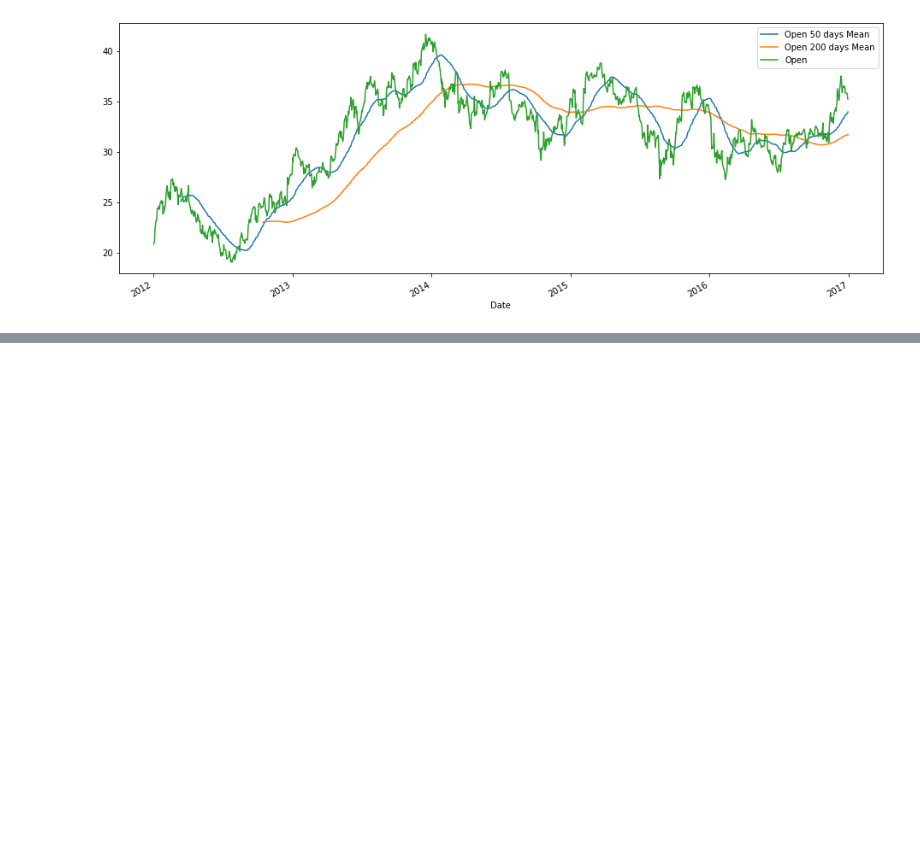
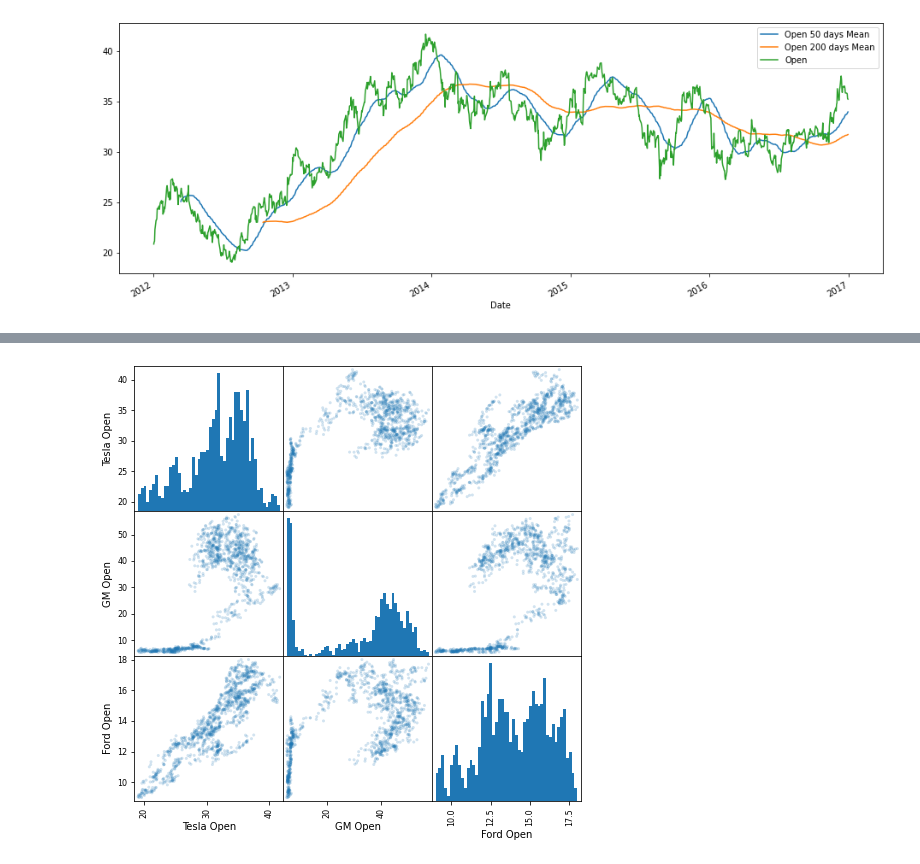
Before and after one commit to micka-sudo/analyse_bourse, a Jupyter notebook: analyse_tesla.ipynb, the cells around one changed output, grey strips where cells are left out. Saved outputs shown, nothing was run; the diff lists cells and outputs as text; code cells hidden in the pictures; blank space fills up the shorter version.

Commit message:
add scatter_matrix

```diff
--- a/analyse_tesla.ipynb
+++ b/analyse_tesla.ipynb
@@ -111,0 +114,2 @@ gm[['Open 50 days Mean', 'Open 200 days Mean', 'Open']].plot(figsize=(16,6))
+# %%
+df = pd.concat([gm['Open'], tesla['Open'], ford['Open']],axis=1)b
@@ -111,0 +126,6 @@ gm[['Open 50 days Mean', 'Open 200 days Mean', 'Open']].plot(figsize=(16,6))
+# %%
+df.columns = ['Tesla Open','GM Open','Ford Open']
+# %%
+scatter_matrix(df,figsize=(8,8),alpha=0.2,hist_kwds={'bins':50});
+# %% [output]
+[figure, added]
```
Also changed, not shown: parts of 2 cells of this notebook.
